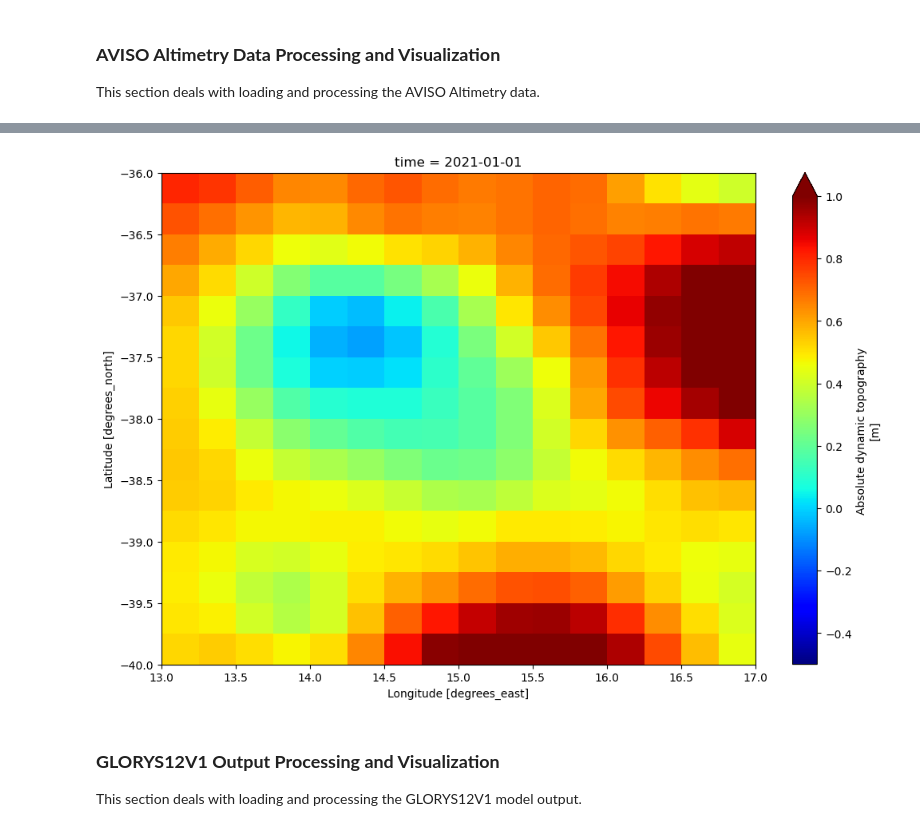
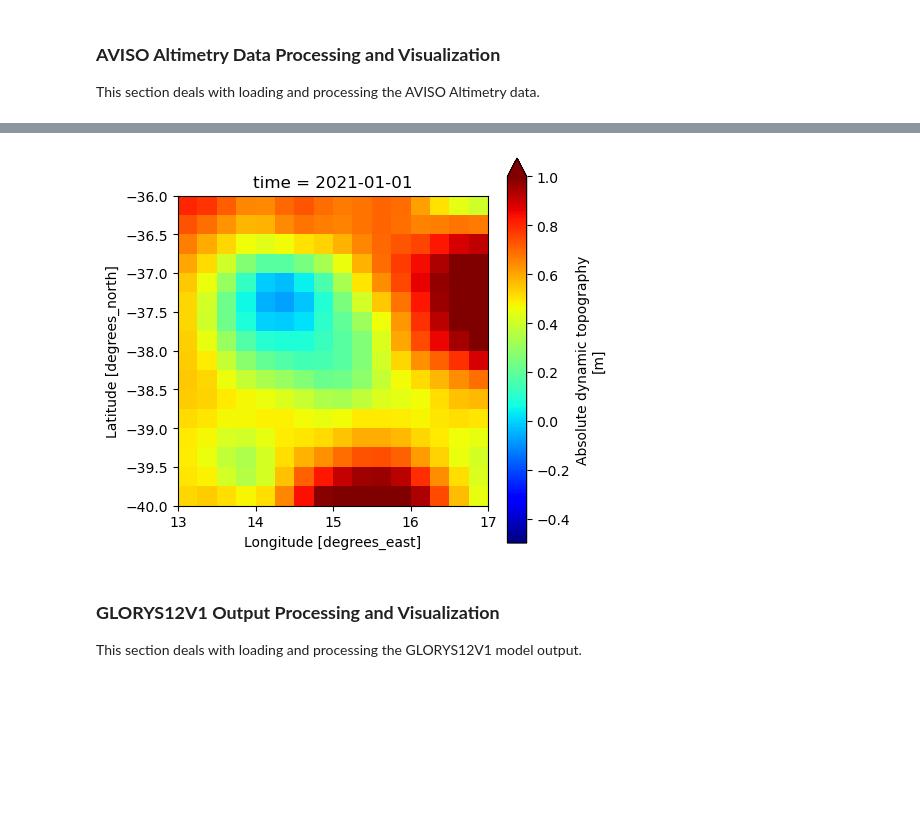
Before and after one commit to oceanhackweek/ohw24_proj_upSSH_us, a Jupyter notebook: contributor_folders/team_member_1/GLORYS_DataPrep.ipynb, the cells around one changed output, grey strips where cells are left out. Cells and saved outputs as stored; diff of their text form; code cells hidden in the pictures; blank space fills up the shorter version.

```diff
--- a/contributor_folders/team_member_1/GLORYS_DataPrep.ipynb
+++ b/contributor_folders/team_member_1/GLORYS_DataPrep.ipynb
@@ -302,13 +297,15 @@ Attributes: (12/44)
     title:                           DT merged all satellites Global Ocean Gr...
 # %%
 # Create the plot
-plt.figure(figsize=(12, 8))  # Set the figure size for better readability
+fig, ax = plt.subplots(1, 1, figsize=(5,5))
 plot = dat_aviso.adt.sel(time="2021-01-01").plot(
     cmap='jet',
     vmin=-.5,
     vmax=1)
+
+ax.set_aspect('equal')
 # %% [output]
-[figure, old version]
+[figure, new version]
 # %% [markdown]
 ### **GLORYS12V1 Output Processing and Visualization**
 
```
Also changed, not shown: parts of 9 cells of this notebook.
